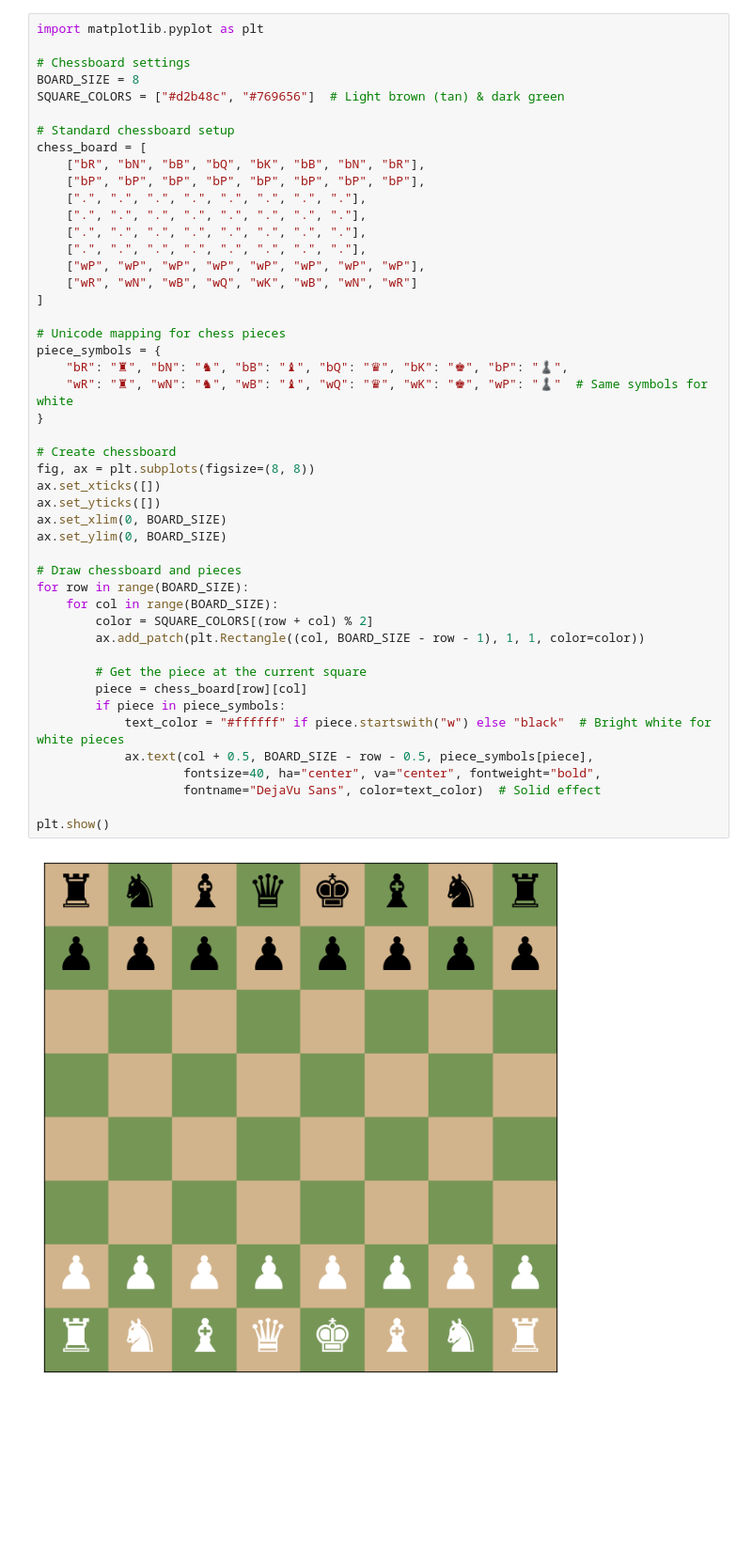
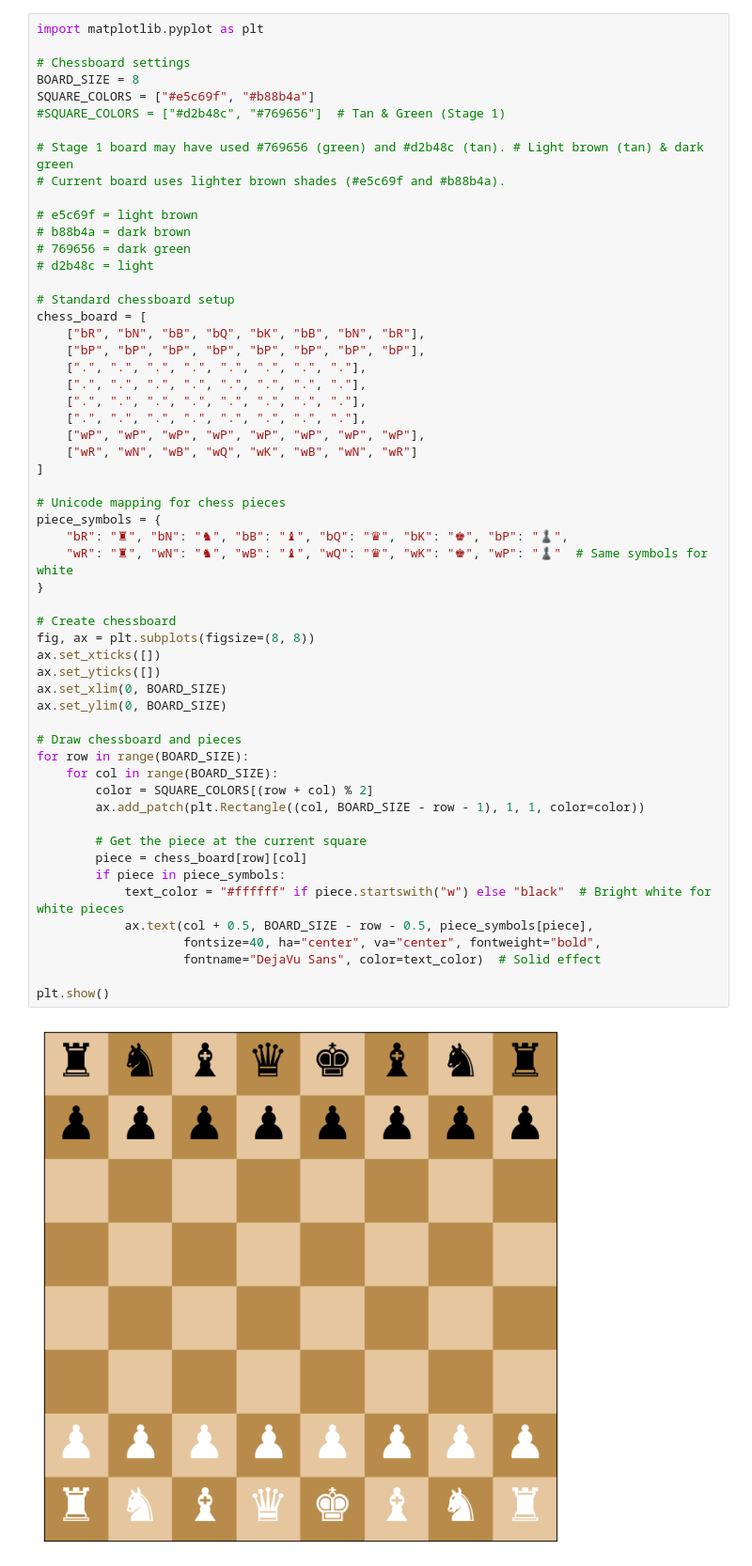
Before and after one commit to Rahul21388/Python-Chess-Game, a Jupyter notebook: Project_Chess.ipynb, the cells around one changed output. Shown: that part at 94% size. Saved outputs shown, nothing was run; the diff lists cells and outputs as text; blank space fills up the shorter version.

```diff
--- a/Project_Chess.ipynb
+++ b/Project_Chess.ipynb
@@ -5,7 +7,16 @@ import matplotlib.pyplot as plt
 
 # Chessboard settings
 BOARD_SIZE = 8
-SQUARE_COLORS = ["#d2b48c", "#769656"]  # Light brown (tan) & dark green
+SQUARE_COLORS = ["#e5c69f", "#b88b4a"]
+#SQUARE_COLORS = ["#d2b48c", "#769656"]  # Tan & Green (Stage 1)
+
+# Stage 1 board may have used #769656 (green) and #d2b48c (tan). # Light brown (tan) & dark green
+# Current board uses lighter brown shades (#e5c69f and #b88b4a).
+
+# e5c69f = light brown
+# b88b4a = dark brown
+# 769656 = dark green
+# d2b48c = light
 
 # Standard chessboard setup
 chess_board = [
@@ -21,31 +32,31 @@ chess_board = [
 
 # Unicode mapping for chess pieces
 piece_symbols = {
     "bR": "♜", "bN": "♞", "bB": "♝", "bQ": "♛", "bK": "♚", "bP": "♟",
     "wR": "♜", "wN": "♞", "wB": "♝", "wQ": "♛", "wK": "♚", "wP": "♟"  # Same symbols for white
 }
 
 # Create chessboard
 fig, ax = plt.subplots(figsize=(8, 8))
 ax.set_xticks([])
 ax.set_yticks([])
 ax.set_xlim(0, BOARD_SIZE)
 ax.set_ylim(0, BOARD_SIZE)
 
 # Draw chessboard and pieces
 for row in range(BOARD_SIZE):
     for col in range(BOARD_SIZE):
         color = SQUARE_COLORS[(row + col) % 2]
         ax.add_patch(plt.Rectangle((col, BOARD_SIZE - row - 1), 1, 1, color=color))
 
         # Get the piece at the current square
         piece = chess_board[row][col]
         if piece in piece_symbols:
             text_color = "#ffffff" if piece.startswith("w") else "black"  # Bright white for white pieces
             ax.text(col + 0.5, BOARD_SIZE - row - 0.5, piece_symbols[piece],
                     fontsize=40, ha="center", va="center", fontweight="bold",
                     fontname="DejaVu Sans", color=text_color)  # Solid effect
 
 plt.show()
 # %% [output]
-[figure, old version]
+[figure, new version]
```
Also changed, not shown: parts of 2 cells of this notebook.
